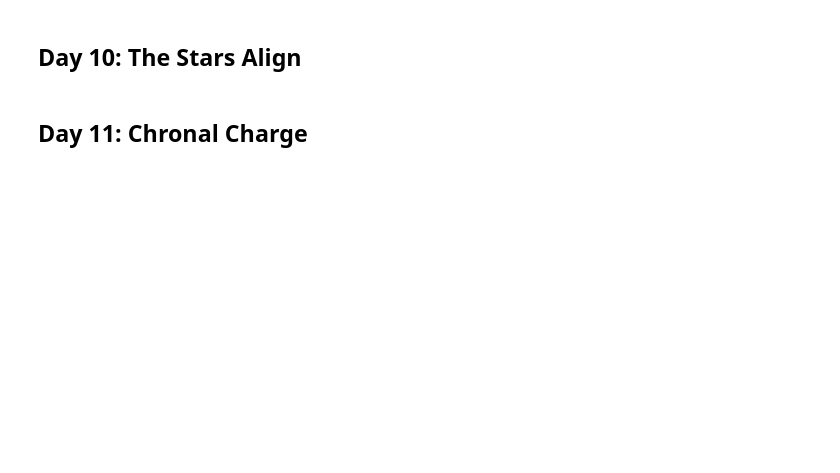
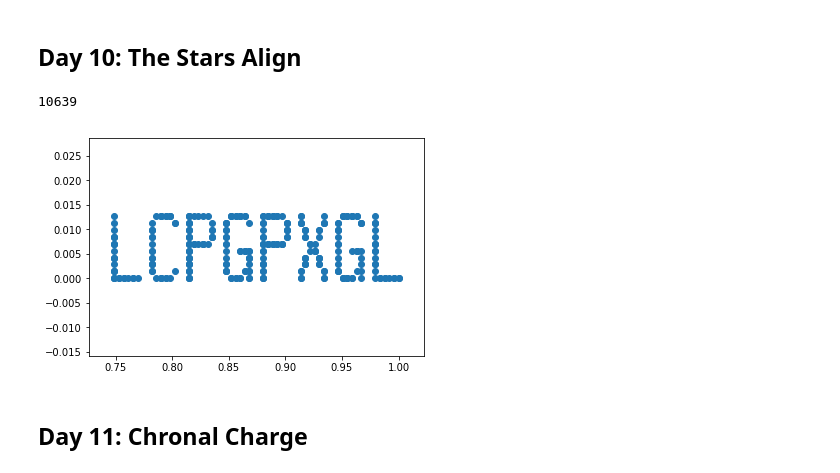
Before and after one commit to jeffreyrosenbluth/AoC2018, a Jupyter notebook: AdventOfcode_2018.ipynb, the cells around one changed output. Drawn from its saved outputs; the diff is of its cells as text; code cells hidden in the pictures; blank space fills up the shorter version.

```diff
--- a/AdventOfcode_2018.ipynb
+++ b/AdventOfcode_2018.ipynb
@@ -471,7 +426,7 @@ def parse4(t):
     result = filter(lambda x: x[2] != 'Guard', result)
     return list(result)
 
-data4 = parse4(sorted(Inputstr(4).splitlines()))
+data4 = parse4(sorted(Input(4)))
 
 def mkdict(data):
     d = dict()
@@ -780,7 +744,7 @@ def tups(tuple4):
     a,b,c,d = tuple4
     return (a,b), (c,d)
 
-data10 = mapt(tups, mapt(Integers, Inputstr(10).splitlines()))
+data10 = mapt(tups, Input(10, integers))
 
 def draw(points):
     x = mapt(X, points)
@@ -800,34 +764,37 @@ def scale(pts):
     xs = mapt(X, pts)
     ys = mapt(Y, pts)
     xMax = max(xs)
     yMax = max(ys)
     xs1 = mapt(lambda a: a / xMax, xs)
     ys1 = mapt(lambda a: 0.25 * a / yMax, ys)
     return zip(xs1,ys1)
 
-def xyMetric(pts):
+def yMetric(pts):
     return abs(max(mapt(Y,pts)) - min(mapt(Y,pts)))
 
 def newton(fn, metric, epsilon, max_iter):
     guess = 0
     iter = 0
     while True:
         slope = metric(fn(guess + 1)) - metric(fn(guess))
         if abs(slope) <= epsilon or iter > max_iter:
             return guess
         else:
             iter += 1
             guess = guess - metric(fn(guess)) // slope
 
 points = mapt(X, data10)
 velocities = mapt(Y, data10)
 
 def moveN(n):
     return move(points, velocities, n)
 
 seconds = newton(moveN, yMetric, 1, 100)
 print(seconds)
 draw(tuple(scale(move(points, velocities, seconds))))
+# %% [output]
+10639
+[figure, added]
 # %% [markdown]
 ## Day 11: Chronal Charge
 # %%
```
Also changed, not shown: parts of 28 cells of this notebook, 2 other files.
